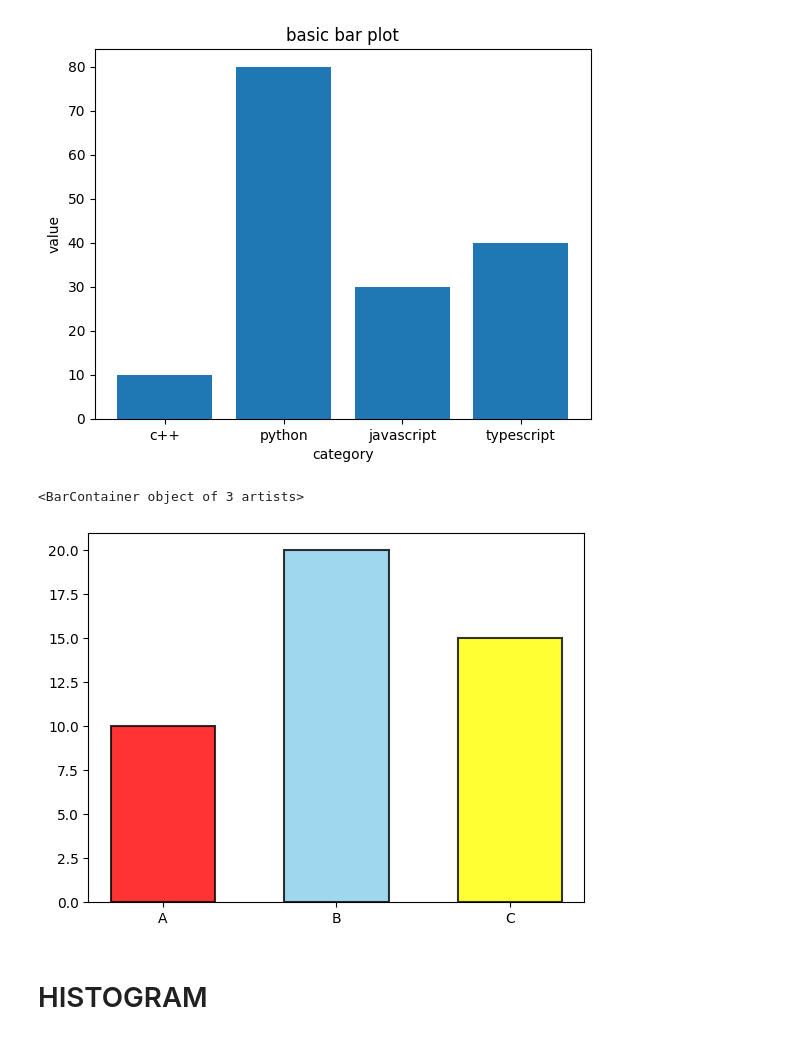
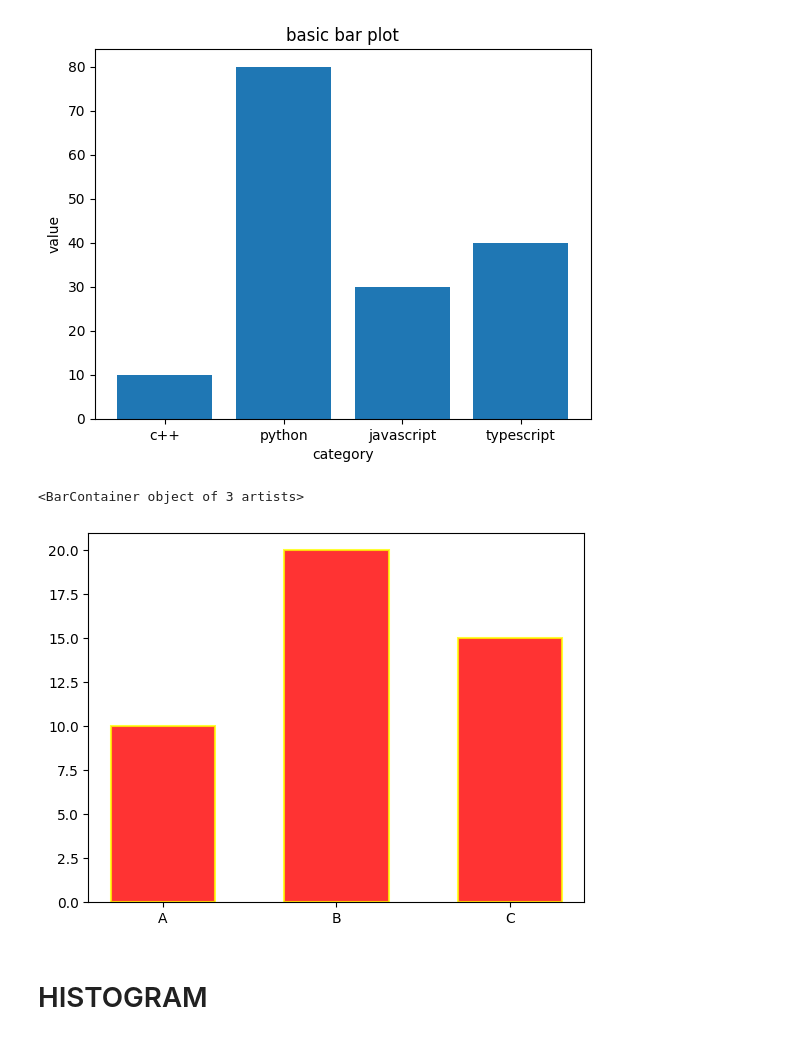
Before and after one commit to keshav2603/matplotlib-basic, a Jupyter notebook: first.ipynb, the cells around one changed output. Saved outputs shown, nothing was run; the diff lists cells and outputs as text; code cells hidden in the pictures.

```diff
--- a/first.ipynb
+++ b/first.ipynb
@@ -126,17 +126,17 @@ plt.show()
 # %%
 plt.bar(
     x=['A', 'B', 'C'],             # categories
     height=[10, 20, 15],           # values
     width=0.6,                     # bar width
-    color=["red","skyblue","yellow"],              # bar fill color
-    edgecolor='black',            # bar border color
+    color=["red"],              # bar fill color
+    edgecolor='yellow',            # bar border color
     linewidth=1.5,                # border width
     align='center',               # alignment: 'center' or 'edge'
     alpha=0.8                     # transparency (0 to 1)
 )
 # %% [output]
 <BarContainer object of 3 artists>
-[figure, old version]
+[figure, new version]
 # %% [markdown]
 # HISTOGRAM
 # %%
```
Also changed, not shown: parts of 3 cells of this notebook, 1 other file.
